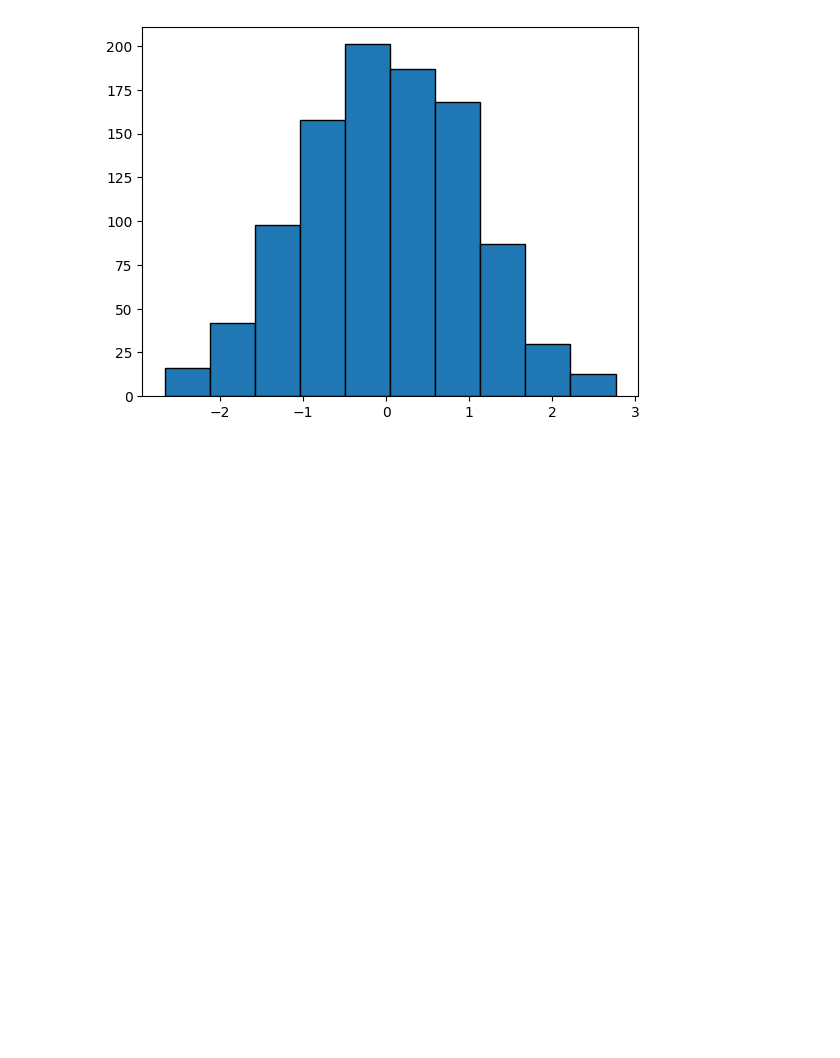
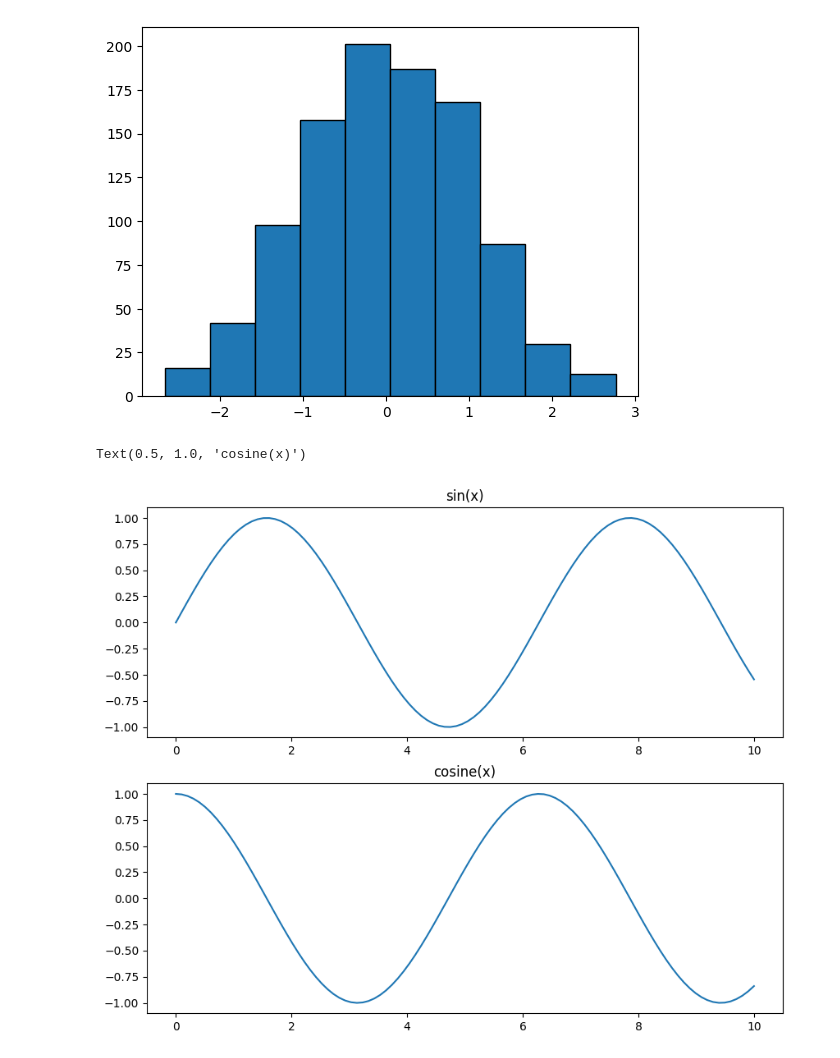
Before and after one commit to cmd-cosmos/learning, a Jupyter notebook: tutorials/data-science/plots_basics.ipynb, the cells around one changed output. Cells and saved outputs as stored; diff of their text form; code cells hidden in the pictures; blank space fills up the shorter version.

Commit message:
tinkering with subplots

```diff
--- a/tutorials/data-science/plots_basics.ipynb
+++ b/tutorials/data-science/plots_basics.ipynb
@@ -81,3 +81,15 @@ plt.show()
  -0.56769226 -0.35647352 -0.47927432 -0.25424789  0.4167027  -0.80858636
  -0.29498591 -1.39588185  0.45978665  0.71642121]
 [figure]
+# %%
+# subplots
+
+fig, axis = plt.subplots(2,1, figsize=(10,8))
+
+axis[0].plot(x, np.sin(x))
+axis[0].set_title('sin(x)')
+axis[1].plot(x, np.cos(x))
+axis[1].set_title('cosine(x)')
+# %% [output]
+Text(0.5, 1.0, 'cosine(x)')
+[figure, added]
```
